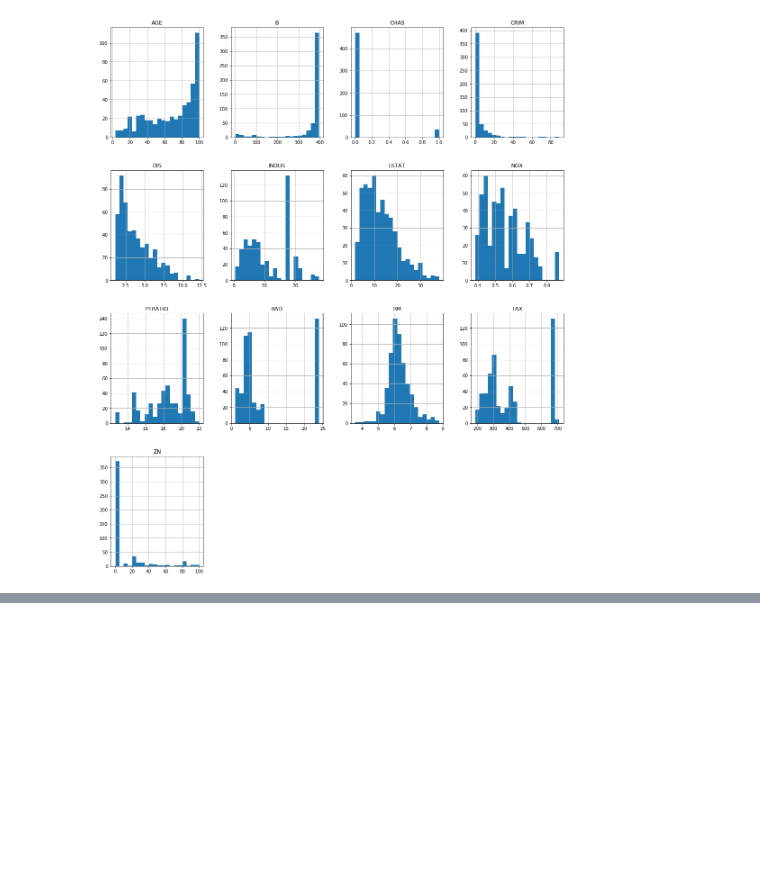
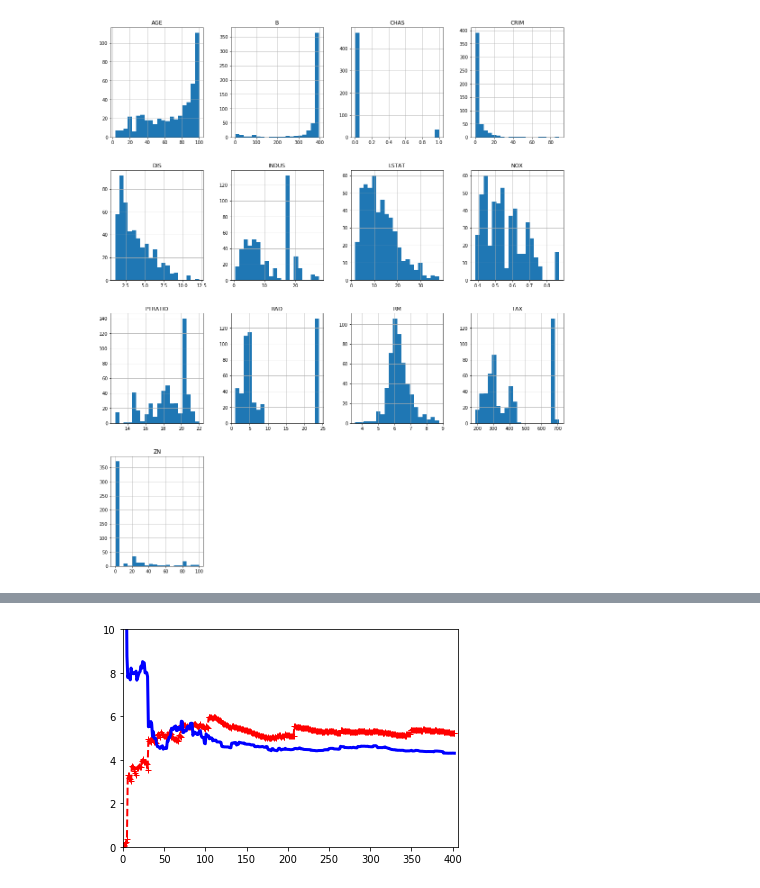
Before and after one commit to drpjm/python-ml-sandbox, a Jupyter notebook: Chapter04-Training/Exercise-BostonHousingRegression.ipynb, the cells around one changed output, grey strips where cells are left out. Drawn from its saved outputs; the diff is of its cells as text; code cells hidden in the pictures; blank space fills up the shorter version.

Commit message:
Finalized experimentation with lasso, ridge, elastic nets.

```diff
--- a/Chapter04-Training/Exercise-BostonHousingRegression.ipynb
+++ b/Chapter04-Training/Exercise-BostonHousingRegression.ipynb
@@ -141,8 +148,10 @@ Pipeline(memory=None,
 # %%
 lasso_pipeline = Pipeline([
     ('std_scaler', StandardScaler()),
-    ('lasso_reg', Lasso(tol=1e-3,alpha=0.1))
+    ('lasso_reg', Lasso(tol=1e-3,alpha=1))
 ])
 
 lasso_pipeline.fit(X_train, y_train)
+named_lasso_coefs_df = pd.DataFrame({'labels':feature_names, 'coefs': lasso_pipeline.named_steps['lasso_reg'].coef_})
+named_lasso_coefs_df
 # %% [output]
@@ -159,0 +308,15 @@ Pipeline(memory=None,
+# %%
+# Let's pop this pca into the pipeline and see how it goes.
+ridge_pipeline2 = Pipeline([
+    ('std_scaler', StandardScaler()),
+    ('pca', PCA()),
+    ('ridge_reg', Ridge(tol=1e-3))
+])
+
+rpg2 = [{
+    'pca__n_components':[1,2,3,4,5],
+    'ridge_reg__alpha':[0.05, 0.1, 0.15, 0.2, 0.4, 0.8]
+}]
+
+rp2_gcv = GridSearchCV(ridge_pipeline2,param_grid=rpg2,scoring='neg_mean_squared_error',cv=5,verbose=1)
+rp2_gcv.fit(X_train, y_train)
@@ -159,0 +342,18 @@ Pipeline(memory=None,
+# %%
+# Try an elastic net
+from sklearn.linear_model import ElasticNet
+
+elastic_pipeline = Pipeline([
+    ('std_scaler', StandardScaler()),
+    ('pca', PCA()),
+    ('elastic_reg', ElasticNet(tol=1e-3))
+])
+
+elastic_param_grid = [{
+    'pca__n_components':[1,2,3,4,5,6],
+    'elastic_reg__alpha':np.linspace(0.1,1,num=10),
+    'elastic_reg__l1_ratio':[0.1,0.3,0.5,0.6,0.8,0.9]
+}]
+
+elastic_gcv = GridSearchCV(elastic_pipeline,param_grid=elastic_param_grid, scoring='neg_mean_squared_error',cv=5,verbose=1)
+elastic_gcv.fit(X_train, y_train)
@@ -159,0 +373,4 @@ Pipeline(memory=None,
+# %%
+ereg_best = elastic_gcv.best_estimator_
+print(ereg_best)
+compute_metrics(ereg_best, X_test, y_test)
@@ -159,0 +386,4 @@ Pipeline(memory=None,
+# %%
+plot_learning_curves(ereg_best, X, y)
+# %% [output]
+[figure, added]
```
Also changed, not shown: parts of 23 cells of this notebook.
